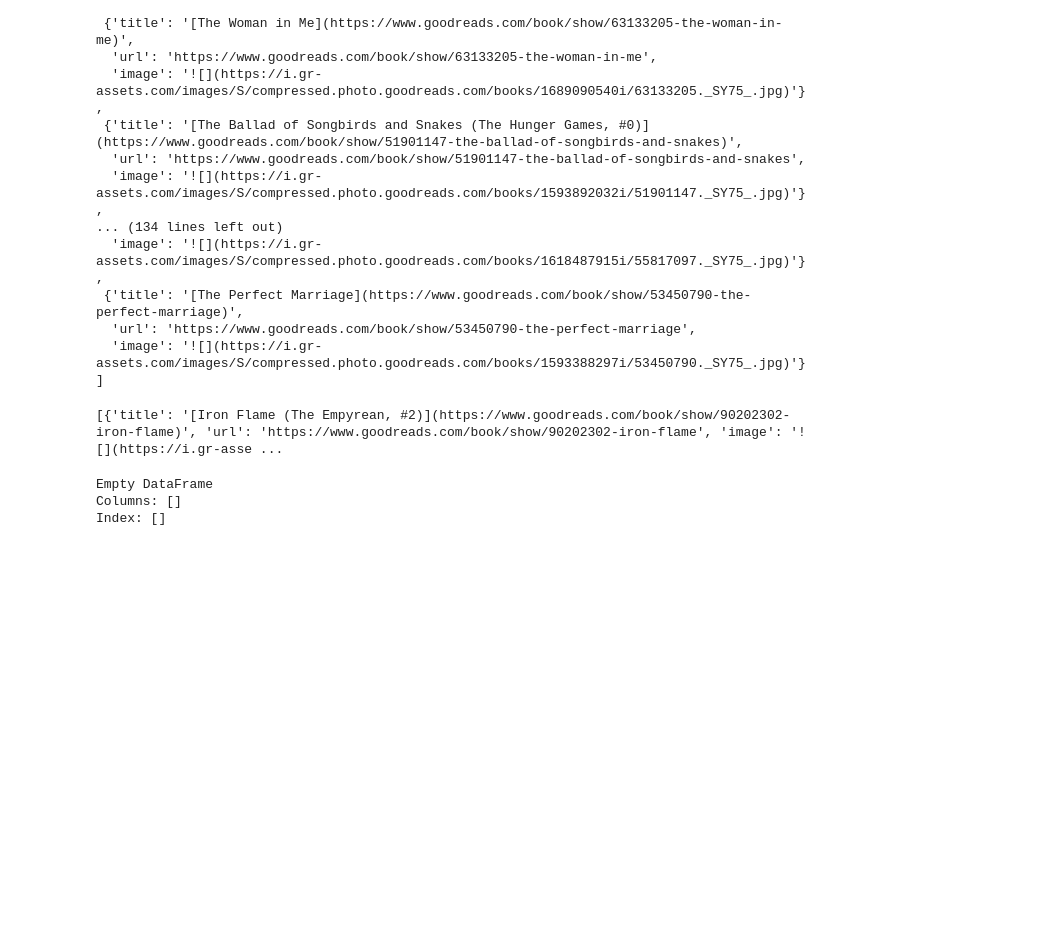
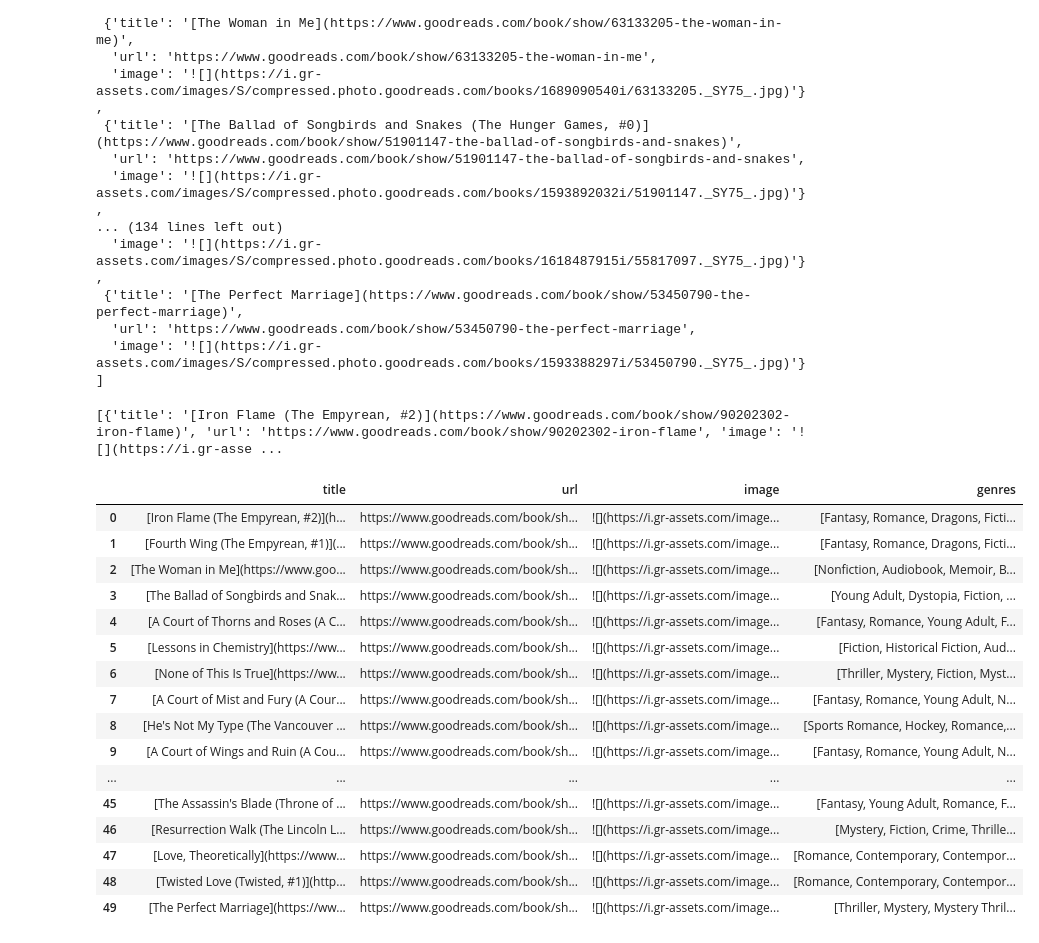
Before and after one commit to meghnadbose/Goodreads_Auto-updating_Website_Project, a Jupyter notebook: Goodreads.ipynb, the cells around one changed output. Cells and saved outputs as stored; diff of their text form; code cells hidden in the pictures; blank space fills up the shorter version.

```diff
--- a/Goodreads.ipynb
+++ b/Goodreads.ipynb
@@ -55,12 +55,26 @@ print(books)
 # %%
 import pandas as pd
 
-df = pd.DataFrame(genres_list)
+df = pd.DataFrame(books)
 
-print(df)
+df
 # %% [output]
-Empty DataFrame
-Columns: []
-Index: []
+|  | title | url | image | genres |
+| 0 | [Iron Flame (The Empyrean, #2)](h... | https://www.goodreads.com/book/sh... | ![](https://i.gr-assets.com/image... | [Fantasy, Romance, Dragons, Ficti... |
+| 1 | [Fourth Wing (The Empyrean, #1)](... | https://www.goodreads.com/book/sh... | ![](https://i.gr-assets.com/image... | [Fantasy, Romance, Dragons, Ficti... |
+| 2 | [The Woman in Me](https://www.goo... | https://www.goodreads.com/book/sh... | ![](https://i.gr-assets.com/image... | [Nonfiction, Audiobook, Memoir, B... |
+| 3 | [The Ballad of Songbirds and Snak... | https://www.goodreads.com/book/sh... | ![](https://i.gr-assets.com/image... | [Young Adult, Dystopia, Fiction, ... |
+| 4 | [A Court of Thorns and Roses (A C... | https://www.goodreads.com/book/sh... | ![](https://i.gr-assets.com/image... | [Fantasy, Romance, Young Adult, F... |
+| 5 | [Lessons in Chemistry](https://ww... | https://www.goodreads.com/book/sh... | ![](https://i.gr-assets.com/image... | [Fiction, Historical Fiction, Aud... |
+| 6 | [None of This Is True](https://ww... | https://www.goodreads.com/book/sh... | ![](https://i.gr-assets.com/image... | [Thriller, Mystery, Fiction, Myst... |
+| 7 | [A Court of Mist and Fury (A Cour... | https://www.goodreads.com/book/sh... | ![](https://i.gr-assets.com/image... | [Fantasy, Romance, Young Adult, N... |
+| 8 | [He's Not My Type (The Vancouver ... | https://www.goodreads.com/book/sh... | ![](https://i.gr-assets.com/image... | [Sports Romance, Hockey, Romance,... |
+| 9 | [A Court of Wings and Ruin (A Cou... | https://www.goodreads.com/book/sh... | ![](https://i.gr-assets.com/image... | [Fantasy, Romance, Young Adult, N... |
+| ... | ... | ... | ... | ... |
+| 45 | [The Assassin's Blade (Throne of ... | https://www.goodreads.com/book/sh... | ![](https://i.gr-assets.com/image... | [Fantasy, Young Adult, Romance, F... |
+| 46 | [Resurrection Walk (The Lincoln L... | https://www.goodreads.com/book/sh... | ![](https://i.gr-assets.com/image... | [Mystery, Fiction, Crime, Thrille... |
+| 47 | [Love, Theoretically](https://www... | https://www.goodreads.com/book/sh... | ![](https://i.gr-assets.com/image... | [Romance, Contemporary, Contempor... |
+| 48 | [Twisted Love (Twisted, #1)](http... | https://www.goodreads.com/book/sh... | ![](https://i.gr-assets.com/image... | [Romance, Contemporary, Contempor... |
+| 49 | [The Perfect Marriage](https://ww... | https://www.goodreads.com/book/sh... | ![](https://i.gr-assets.com/image... | [Thriller, Mystery, Mystery Thril... |
 # %%
 df.to_csv("books_details.csv", index=False)
```
